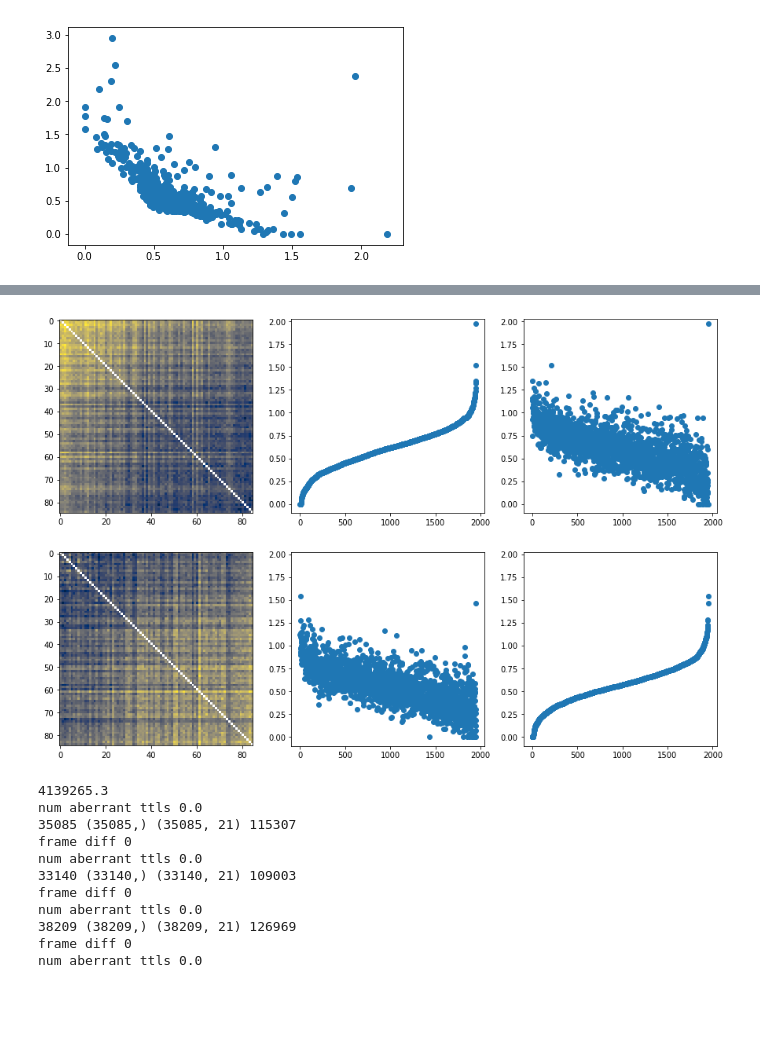
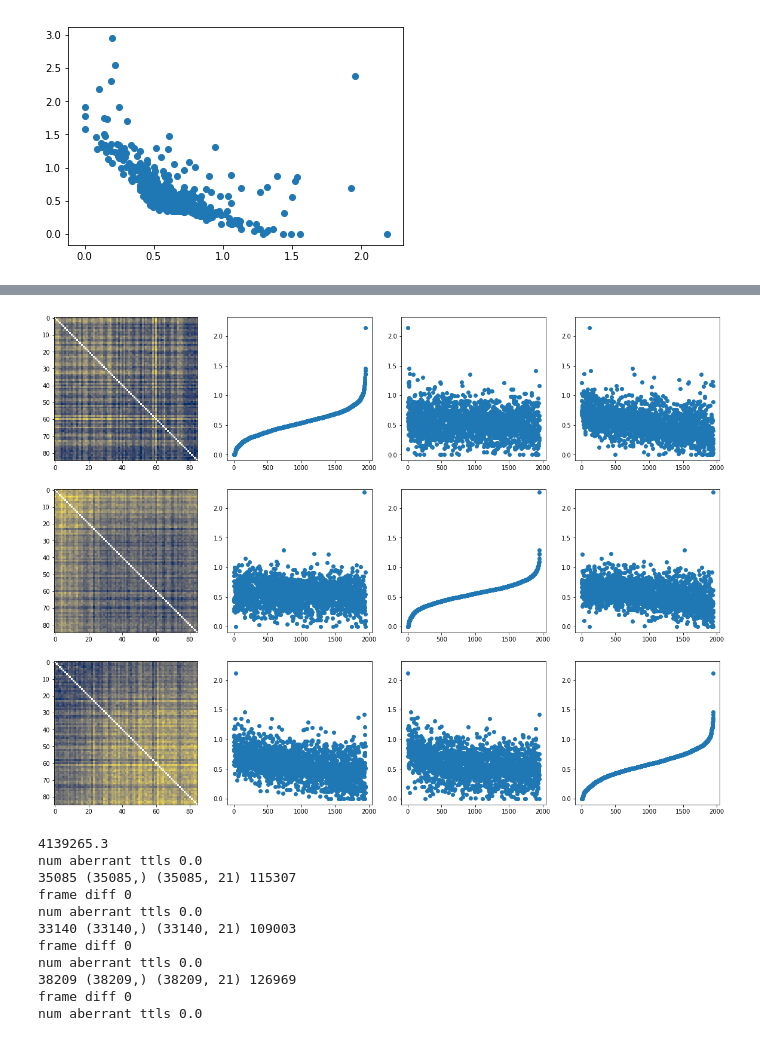
Before and after one commit to GiocomoLab/MightyMorphingPhotonRangers, a Jupyter notebook: PlaceCellAnalyses/SingleCellSimNMF.ipynb, the cells around one changed output, grey strips where cells are left out. Drawn from its saved outputs; the diff is of its cells as text; code cells hidden in the pictures; blank space fills up the shorter version.

```diff
--- a/PlaceCellAnalyses/SingleCellSimNMF.ipynb
+++ b/PlaceCellAnalyses/SingleCellSimNMF.ipynb
@@ -140,5 +143,5 @@ f.savefig(os.path.join("G:\\My Drive\\manuscripts\\MightyMorphinPhotonRangers\\F
 # %%
-f,ax = scnmf.plot_factors(results,2,em.shape[0],downsample=1.)
+f,ax = scnmf.plot_factors(results,3,em.shape[0],downsample=1.)
 # %% [output]
-[figure, old version]
+[figure, new version]
 # %%
```
Also changed, not shown: parts of 12 cells of this notebook, 6 other files.
